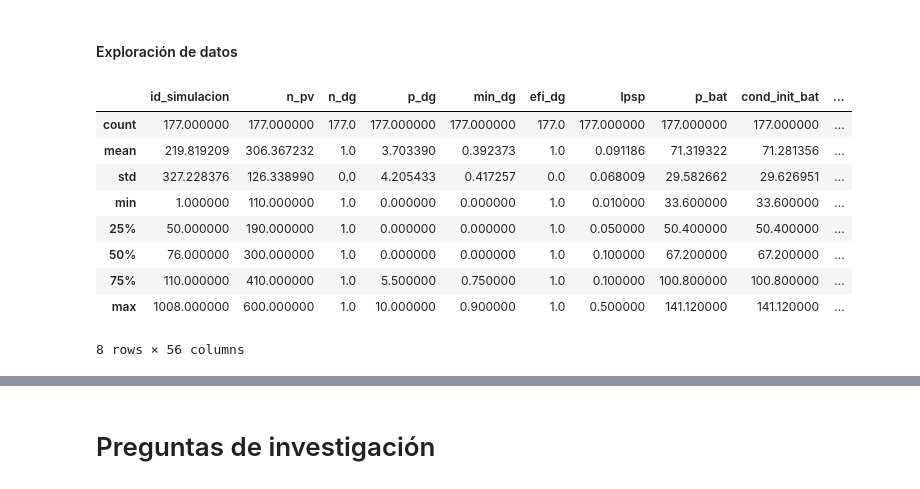
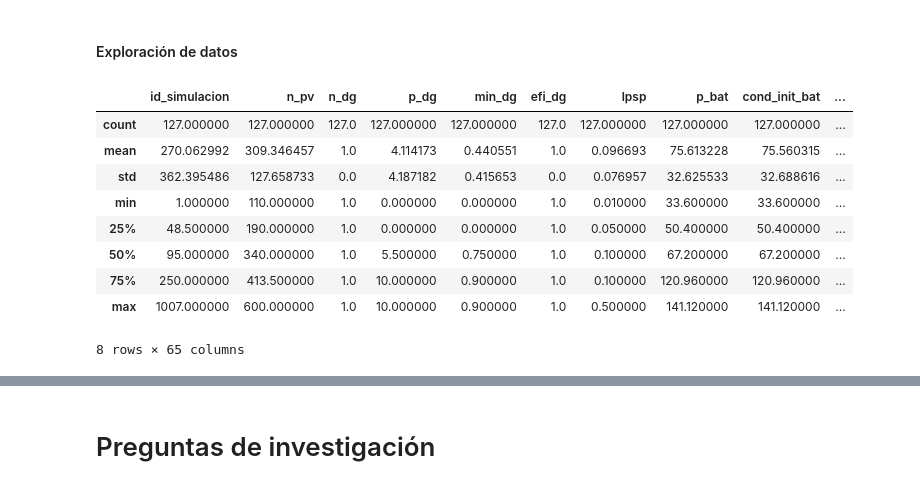
Before and after one commit to WRopero/dimensionamiento_microrred, a Jupyter notebook: preguntas_investigacion.ipynb, the cells around one changed output, grey strips where cells are left out. Drawn from its saved outputs; the diff is of its cells as text; code cells hidden in the pictures.

```diff
--- a/preguntas_investigacion.ipynb
+++ b/preguntas_investigacion.ipynb
@@ -33,17 +51,35 @@ def conexion_bd(sql=None, database = None,update=True):
 # %%
 df1 = conexion_bd(sql='select*from parametros', database = 'result_op.db',update=False)
 df2 = conexion_bd(sql='select*from parametros', database = 'result_op__.db',update=False)
-df = pd.concat([df1,df2]).reset_index(drop=True)
+df = pd.concat([df1,df2]).drop_duplicates().reset_index(drop=True)
+# %%
+df3 = conexion_bd(sql="""select id_simulacion, energia_PV, energia_Dg,
+                        energia_carga_bateria, energia_descarga_bateria,
+                        energia_ENS, "SOC(t)_bateria",load, p_bat_pv, p_bat_dg
+                        from resultados""",
+                  database='result_op.db',
+                  update=False)
+df4 = conexion_bd(sql="""select id_simulacion, energia_PV, energia_Dg,
+                        energia_carga_bateria, energia_descarga_bateria,
+                        energia_ENS, "SOC(t)_bateria", load, p_bat_pv,
+                        p_bat_dg from resultados""",
+                  database='result_op__.db',
+                  update=False)
+df0 = pd.concat([df3, df4]).drop_duplicates().reset_index(drop=True)
+# %%
+df0 = df0.groupby('id_simulacion').sum().reset_index()
+# %%
+df_analisis = df.merge(df0, left_on='id_simulacion', right_on='id_simulacion')
 # %%
-df.describe()
+df_analisis.describe()
 # %% [output]
 |  | id_simulacion | n_pv | n_dg | p_dg | min_dg | efi_dg | lpsp | p_bat | cond_init_bat | ... |
-| count | 177.000000 | 177.000000 | 177.0 | 177.000000 | 177.000000 | 177.0 | 177.000000 | 177.000000 | 177.000000 | ... |
-| mean | 219.819209 | 306.367232 | 1.0 | 3.703390 | 0.392373 | 1.0 | 0.091186 | 71.319322 | 71.281356 | ... |
-| std | 327.228376 | 126.338990 | 0.0 | 4.205433 | 0.417257 | 0.0 | 0.068009 | 29.582662 | 29.626951 | ... |
+| count | 127.000000 | 127.000000 | 127.0 | 127.000000 | 127.000000 | 127.0 | 127.000000 | 127.000000 | 127.000000 | ... |
+| mean | 270.062992 | 309.346457 | 1.0 | 4.114173 | 0.440551 | 1.0 | 0.096693 | 75.613228 | 75.560315 | ... |
+| std | 362.395486 | 127.658733 | 0.0 | 4.187182 | 0.415653 | 0.0 | 0.076957 | 32.625533 | 32.688616 | ... |
 | min | 1.000000 | 110.000000 | 1.0 | 0.000000 | 0.000000 | 1.0 | 0.010000 | 33.600000 | 33.600000 | ... |
-| 25% | 50.000000 | 190.000000 | 1.0 | 0.000000 | 0.000000 | 1.0 | 0.050000 | 50.400000 | 50.400000 | ... |
-| 50% | 76.000000 | 300.000000 | 1.0 | 0.000000 | 0.000000 | 1.0 | 0.100000 | 67.200000 | 67.200000 | ... |
-| 75% | 110.000000 | 410.000000 | 1.0 | 5.500000 | 0.750000 | 1.0 | 0.100000 | 100.800000 | 100.800000 | ... |
-| max | 1008.000000 | 600.000000 | 1.0 | 10.000000 | 0.900000 | 1.0 | 0.500000 | 141.120000 | 141.120000 | ... |
+| 25% | 48.500000 | 190.000000 | 1.0 | 0.000000 | 0.000000 | 1.0 | 0.050000 | 50.400000 | 50.400000 | ... |
+| 50% | 95.000000 | 340.000000 | 1.0 | 5.500000 | 0.750000 | 1.0 | 0.100000 | 67.200000 | 67.200000 | ... |
+| 75% | 250.000000 | 413.500000 | 1.0 | 10.000000 | 0.900000 | 1.0 | 0.100000 | 120.960000 | 120.960000 | ... |
+| max | 1007.000000 | 600.000000 | 1.0 | 10.000000 | 0.900000 | 1.0 | 0.500000 | 141.120000 | 141.120000 | ... |
-8 rows × 56 columns
+8 rows × 65 columns
```
Also changed, not shown: parts of 5 cells of this notebook.
